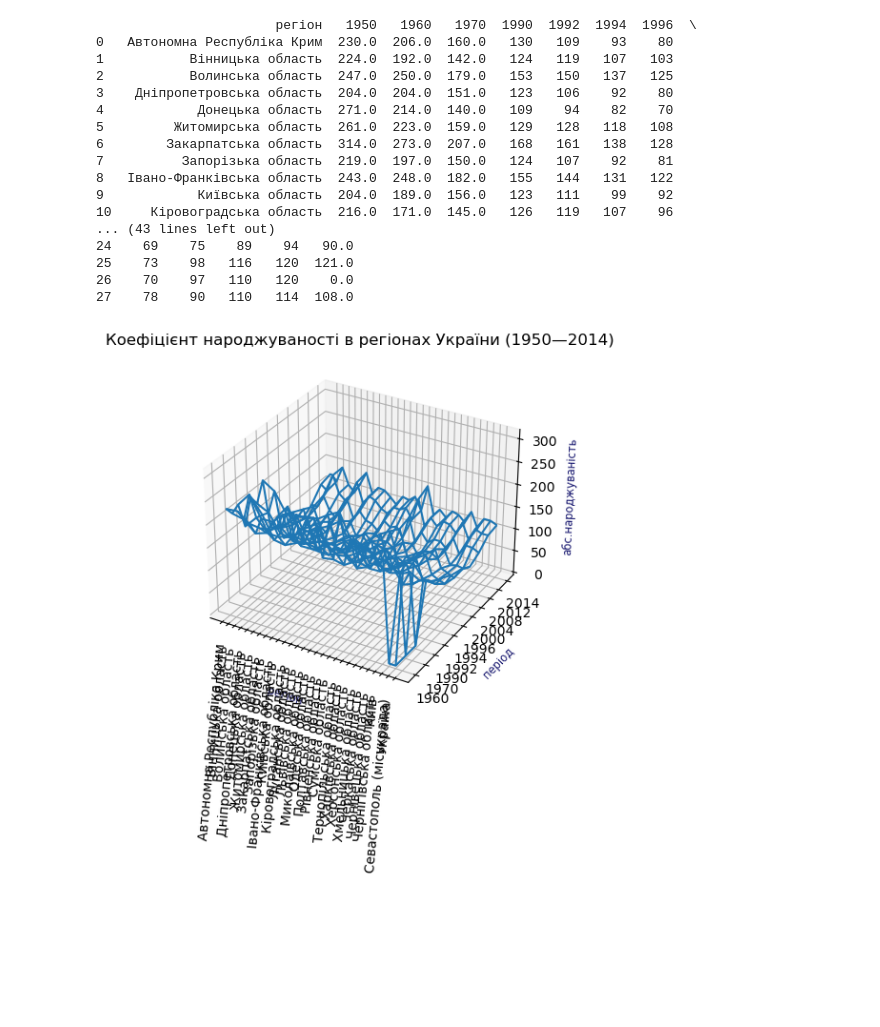
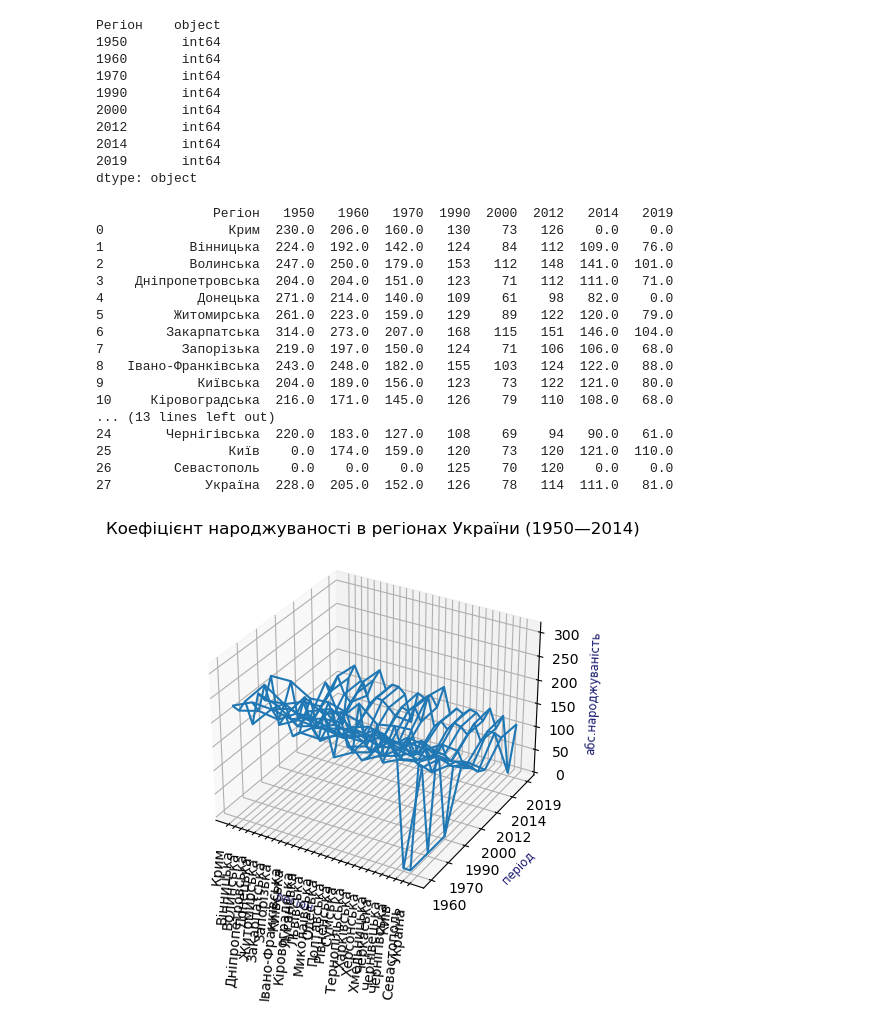
Before and after one commit to DenysTantsiura/datas, a Jupyter notebook: Hw_2.1/Hw2.1.ipynb, the cells around one changed output. Cells and saved outputs as stored; diff of their text form; code cells hidden in the pictures; blank space fills up the shorter version.

```diff
--- a/Hw_2.1/Hw2.1.ipynb
+++ b/Hw_2.1/Hw2.1.ipynb
@@ -76,0 +34,8 @@ print(p1t1[0].replace(
+# %%
+# Замініть у таблиці значення '—' на значення NaN
+p1t1[0].replace(
+                to_replace='—',
+                value=np.nan,
+                inplace=True,
+                )
+print(p1t1[0])
@@ -95,53 +74,76 @@ print(p1t1[0].dtypes)
 dtype: object
+# %%
+p1t1 = p1t1[0].fillna(0)
+# p1t1[0].fillna(0, inplace=True)
+# %%
+p1t1.iloc[0:, 1:].astype(int)
+p1t1.dtypes
+# %% [output]
+Регіон    object
+1950       int64
+1960       int64
+1970       int64
+1990       int64
+2000       int64
+2012       int64
+2014       int64
+2019       int64
+dtype: object
+# %%
+p1t1.replace(
+            to_replace=0,
+            value=np.nan,
+            inplace=True,
+            )
 # %%
 # Замініть типи нечислових колонок на числові. Підказка - це колонки, де знаходився символ '—'
-# ? Так замінили ж символ '—' на NaN. Комірок? Цілих колонок де всі значення NaN наче ж немає...
-p1t1m1 = p1t1[0].fillna(0, inplace=False)
+p1t1m1 = p1t1.fillna(0, inplace=False)
+# p1t1m1 = p1t1.fillna(p1t1.select_dtypes(include='number').mean(), inplace=False)
 print(p1t1m1)
 # %% [output]
-                       регіон   1950   1960   1970  1990  1992  1994  1996  \
-0   Автономна Республіка Крим  230.0  206.0  160.0   130   109    93    80
-1           Вінницька область  224.0  192.0  142.0   124   119   107   103
-2           Волинська область  247.0  250.0  179.0   153   150   137   125
-3    Дніпропетровська область  204.0  204.0  151.0   123   106    92    80
-4            Донецька область  271.0  214.0  140.0   109    94    82    70
-5         Житомирська область  261.0  223.0  159.0   129   128   118   108
-6        Закарпатська область  314.0  273.0  207.0   168   161   138   128
-7          Запорізька область  219.0  197.0  150.0   124   107    92    81
-8   Івано-Франківська область  243.0  248.0  182.0   155   144   131   122
-9            Київська область  204.0  189.0  156.0   123   111    99    92
-10     Кіровоградська область  216.0  171.0  145.0   126   119   107    96
-... (43 lines left out)
-24    69    75    89    94   90.0
-25    73    98   116   120  121.0
-26    70    97   110   120    0.0
-27    78    90   110   114  108.0
+               Регіон   1950   1960   1970  1990  2000  2012   2014   2019
+0                Крим  230.0  206.0  160.0   130    73   126    0.0    0.0
+1           Вінницька  224.0  192.0  142.0   124    84   112  109.0   76.0
+2           Волинська  247.0  250.0  179.0   153   112   148  141.0  101.0
+3    Дніпропетровська  204.0  204.0  151.0   123    71   112  111.0   71.0
+4            Донецька  271.0  214.0  140.0   109    61    98   82.0    0.0
+5         Житомирська  261.0  223.0  159.0   129    89   122  120.0   79.0
+6        Закарпатська  314.0  273.0  207.0   168   115   151  146.0  104.0
+7          Запорізька  219.0  197.0  150.0   124    71   106  106.0   68.0
+8   Івано-Франківська  243.0  248.0  182.0   155   103   124  122.0   88.0
+9            Київська  204.0  189.0  156.0   123    73   122  121.0   80.0
+10     Кіровоградська  216.0  171.0  145.0   126    79   110  108.0   68.0
+... (13 lines left out)
+24       Чернігівська  220.0  183.0  127.0   108    69    94   90.0   61.0
+25               Київ    0.0  174.0  159.0   120    73   120  121.0  110.0
+26        Севастополь    0.0    0.0    0.0   125    70   120    0.0    0.0
+27            Україна  228.0  205.0  152.0   126    78   114  111.0   81.0
 # %%
 
 fig = plt.figure()
 ax = fig.add_subplot(projection="3d")
 
-xl = np.array(p1t1m1['регіон'])
+xl = np.array(p1t1m1['Регіон'])
 yl = np.array(p1t1m1.columns)[1:]
 plt.xticks(ticks=np.arange(0, xl.shape[0]), labels=xl, rotation=85)
 plt.yticks(ticks=np.arange(0, yl.shape[0]), labels=yl)
 plt.xlabel('регіон', fontsize='small', color='midnightblue')
 plt.ylabel('період', fontsize='small', color='midnightblue')
 ax.set_zlabel('абс.народжуваність', fontsize='small', color='midnightblue')
 plt.title('Коефіцієнт народжуваності в регіонах України (1950—2014)', fontsize=12)
 
 x, y = np.meshgrid(
     np.arange(0, xl.shape[0]), np.arange(1, yl.shape[0]))
 
 ax.plot_wireframe(
                   x,
                   y,
                   p1t1m1.to_numpy()[x, y],
                   )
 
 plt.show()
 # %% [output]
-[figure, old version]
+[figure, new version]
 # %%
 period = np.array(p1t1m1.columns)[1:]
 plt.plot(period, np.array(
```
Also changed, not shown: parts of 15 cells of this notebook.
